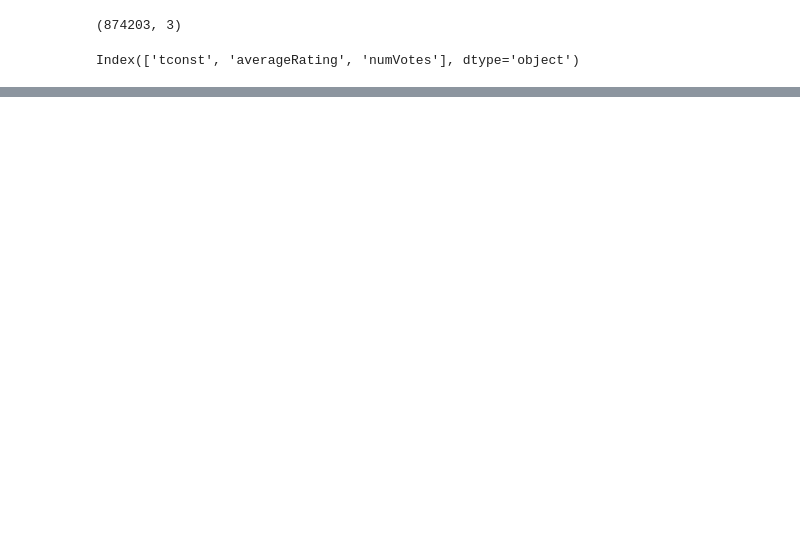
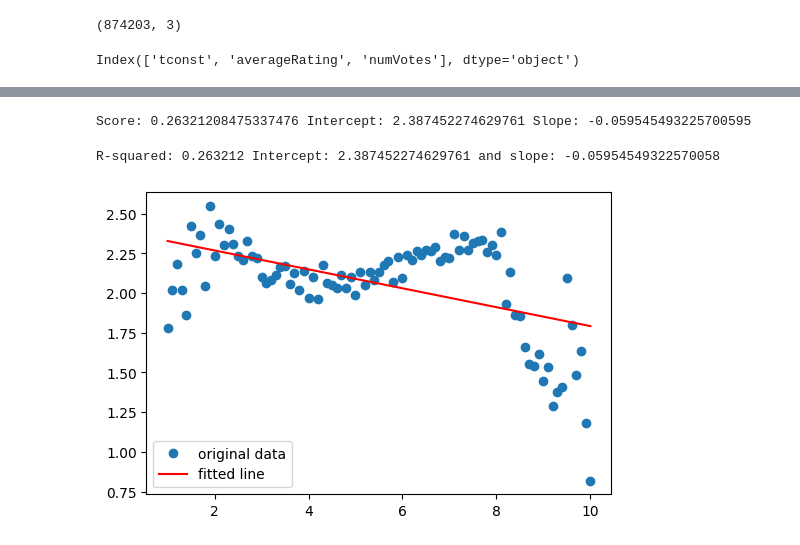
Before and after one commit to githinjimary/DSI.2022, a Jupyter notebook: assignment.ipynb, the cells around one changed output, grey strips where cells are left out. Drawn from its saved outputs; the diff is of its cells as text; code cells hidden in the pictures; blank space fills up the shorter version.

```diff
--- a/assignment.ipynb
+++ b/assignment.ipynb
@@ -226,0 +351,18 @@ print(vertices)
+# %%
+# obtain the x and y values from the groupby dataframe
+x = group_avg.index.values
+X = x.reshape(-1,1)
+y = group_avg['log10Votes'].values
+y_train = y
+
+
+reg = LinearRegression().fit(X, y)
+# slope of reg line
+coef = reg.coef_
+
+# intercept of the regression line
+
+intercept_ = reg.intercept_
+print('Score: {} Intercept: {} Slope: {}'.format(reg.score(X, y),intercept_,coef[0]))
+# %% [output]
+Score: 0.26321208475337476 Intercept: 2.387452274629761 Slope: -0.059545493225700595
@@ -226,0 +372,17 @@ print(vertices)
+# %%
+res = linregress(x, y)
+
+# coeffiecient of determination
+
+print(f"R-squared: {res.rvalue**2:.6f} Intercept: {res.intercept} and slope: {res.slope}")
+
+# plots of the fitted line
+
+plt.figure(figsize=(6,4),dpi = 100)
+plt.plot(x, y, 'o', label='original data')
+plt.plot(x, res.intercept + res.slope*x, 'r', label='fitted line')
+plt.legend()
+plt.show()
+# %% [output]
+R-squared: 0.263212 Intercept: 2.387452274629761 and slope: -0.05954549322570058
+[figure, added]
```
Also changed, not shown: parts of 47 cells of this notebook.
